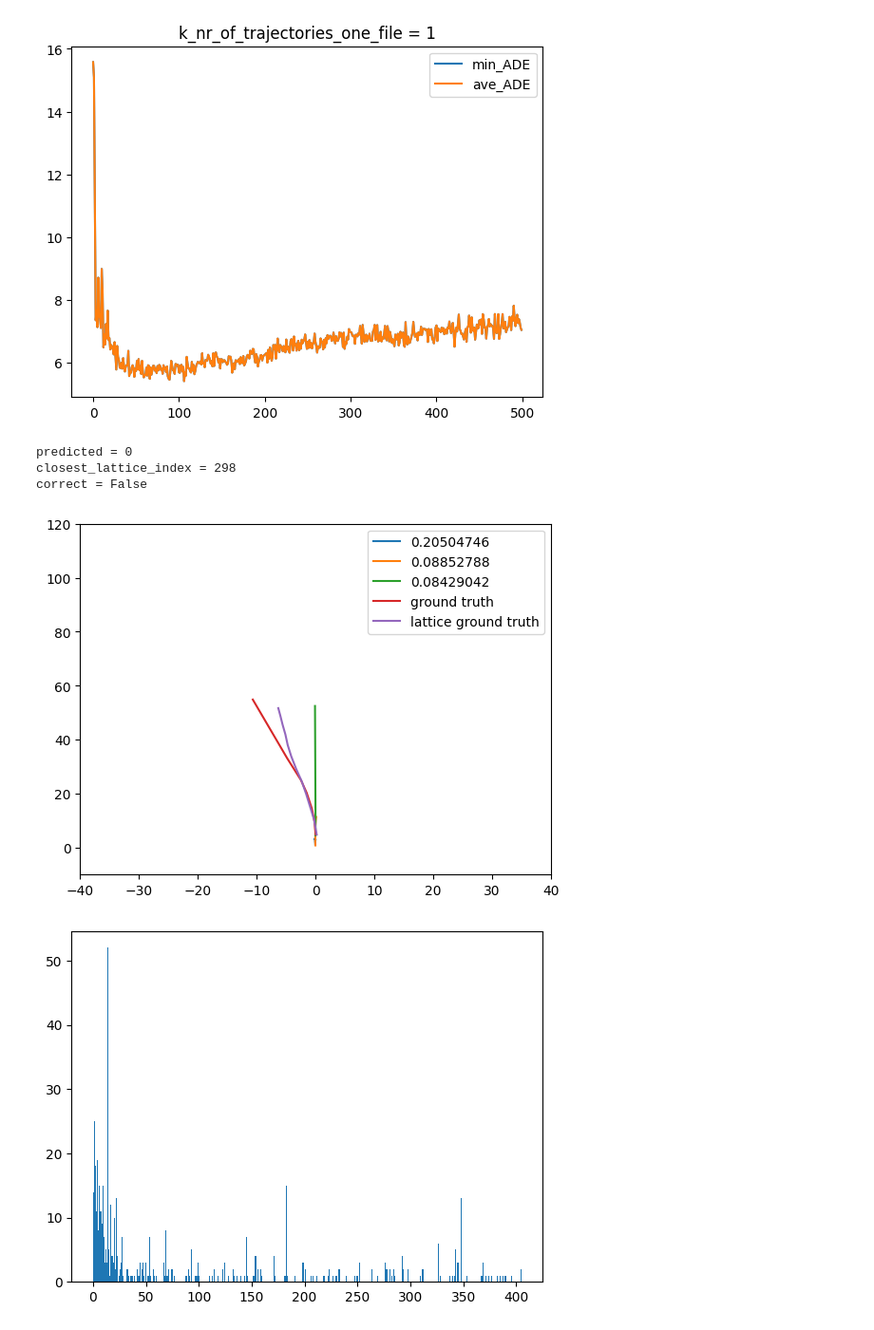
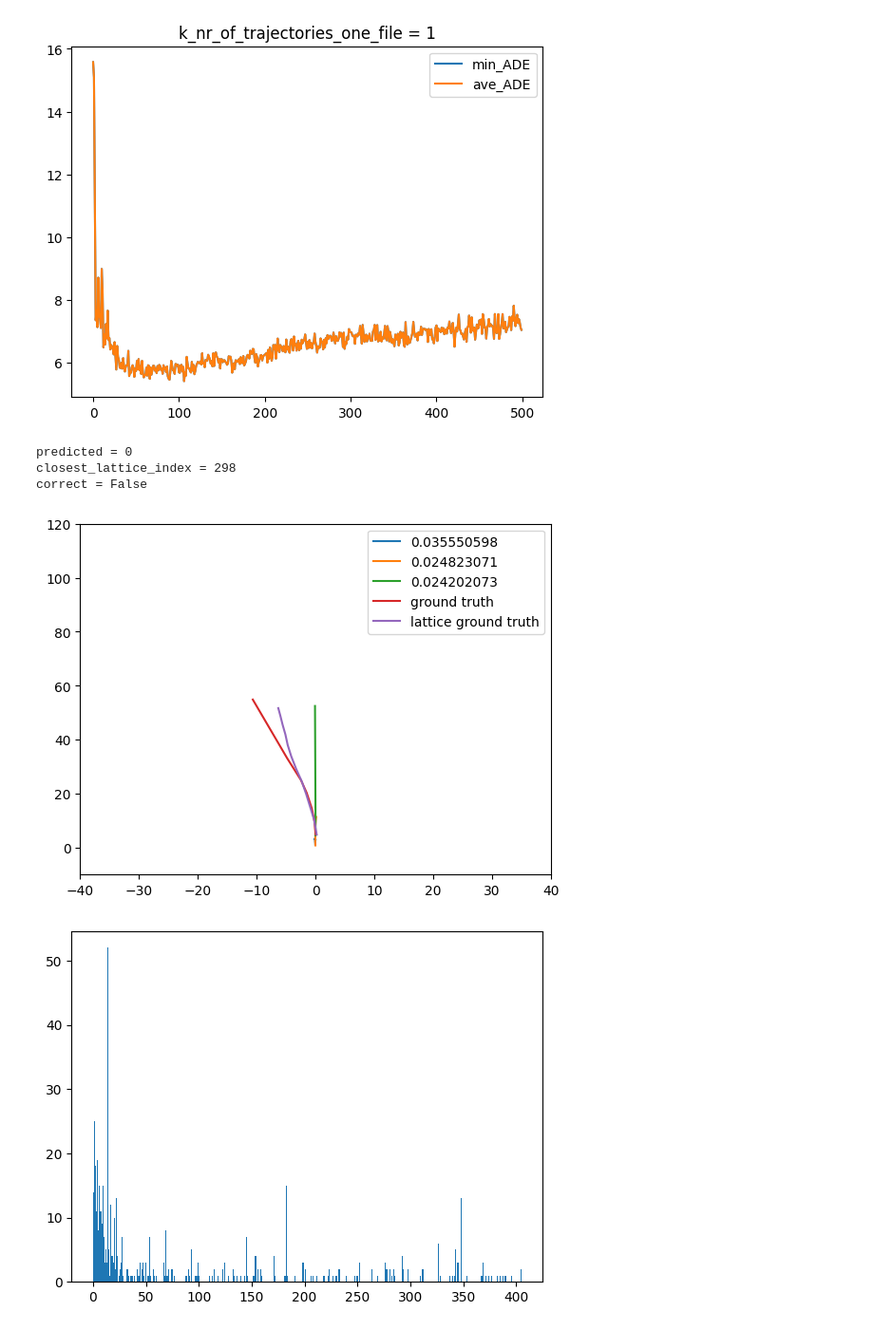
Before and after one commit to dolander1/nuscenes_dolander1, a Jupyter notebook: python-sdk/tutorials/analyseNewResults.ipynb, the cells around one changed output. Shown at 95% size. Cells and saved outputs as stored; diff of their text form; code cells hidden in the pictures.

```diff
--- a/python-sdk/tutorials/analyseNewResults.ipynb
+++ b/python-sdk/tutorials/analyseNewResults.ipynb
@@ -381,39 +381,39 @@ ave_ADE[-1] = 7.037248149180523
 [figure]
 # %%
 ## Plot prediction vs ground truth
-epoch = 200
+epoch = 50
 index = 22
 if train_boolean == 'yes':
     test_index = epoch*2048*dataset_factor_list[file_number] + index
 else:
     test_index = epoch*512*dataset_factor_list[file_number] + index
 
 nrOfTopTrajectories = 3
 ground_truth_trajectory = ground_truth_loaded_list[file_number][test_index]
 probabilities = probabilities_list[file_number][test_index]
 closest_lattice_index = mean_pointwise_l2_distance(torch.Tensor(lattice_list[file_number]), torch.Tensor(ground_truth_trajectory))
 topProbabilitiesIndices = np.argsort(probabilities)[::-1][0:nrOfTopTrajectories]
 topProbabilities = [probabilities[index] for index in topProbabilitiesIndices]
 
 # Lattice ground truth
 predicted = topProbabilitiesIndices[0]
 print(f"predicted = {predicted}")
 print(f"closest_lattice_index = {closest_lattice_index}")
 correct = (predicted == closest_lattice_index)
 print(f"correct = {correct}")
 
 # Plot predictions
 [plt.plot(lattice_list[file_number][mode,:,0],lattice_list[file_number][mode,:,1], label=topProbabilities[i]) for i, mode in enumerate(topProbabilitiesIndices)]
 # Plot ground truth
 plt.plot(ground_truth_trajectory[:,0], ground_truth_trajectory[:,1], label="ground truth")
 # Plot lattice ground truth
 plt.plot(lattice_list[file_number][closest_lattice_index,:,0],lattice_list[file_number][closest_lattice_index,:,1], label="lattice ground truth")
 plt.ylim([-10,120]); plt.xlim([-40,40]); plt.legend(); plt.show()
 # %% [output]
 predicted = 0
 closest_lattice_index = 298
 correct = False
-[figure, old version]
+[figure, new version]
 # %%
 # ## Plot loss and accuracy
 
```
Also changed, not shown: parts of 2 cells of this notebook, 1 other file.
